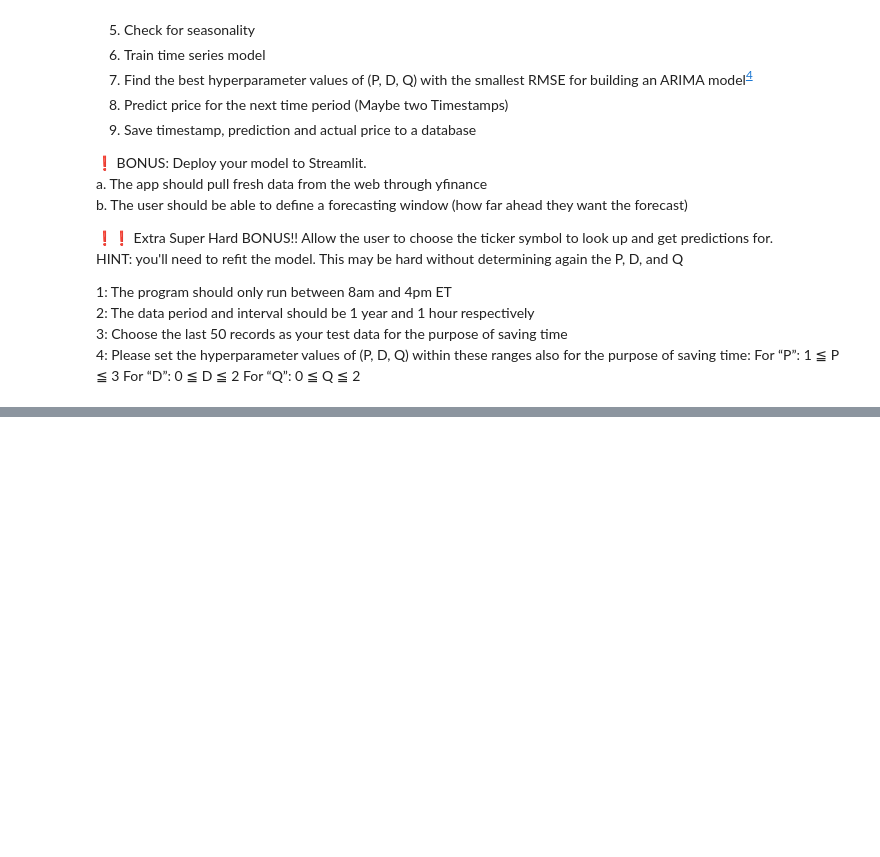
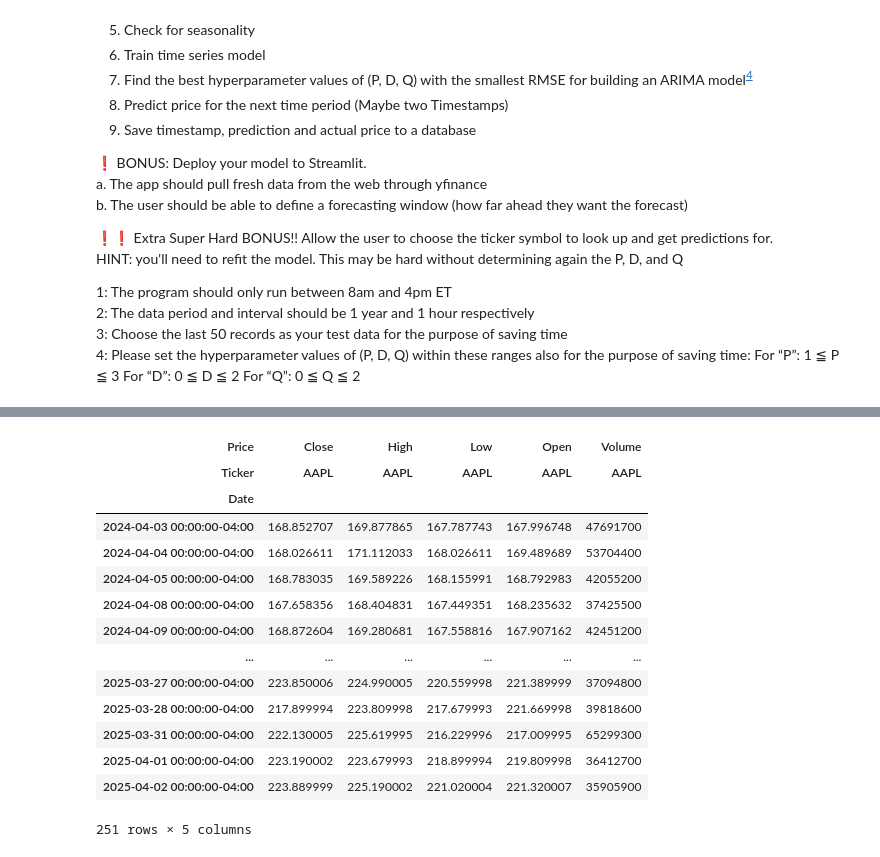
Before and after one commit to bkusuma/time-series-project, a Jupyter notebook: time-series-project.ipynb, the cells around one changed output, grey strips where cells are left out. Cells and saved outputs as stored; diff of their text form; code cells hidden in the pictures; blank space fills up the shorter version.

```diff
--- a/time-series-project.ipynb
+++ b/time-series-project.ipynb
@@ -138,25 +25,0 @@ def add_stl_plot(fig, res, legend):
-# %%
-# Install yahoo finance library (yfinance)
-# %conda install yfinance
-
-import yfinance as yf
-import os
-
-# Define the cache directory path
-cache_dir = os.path.expanduser("~/.yfinance_cache")
-
-# Create the directory if it doesn't exist
-if not os.path.exists(cache_dir):
-    os.makedirs(cache_dir)
-
-# Set the cache location
-yf.set_tz_cache_location(cache_dir)
-
-# # Now you can use yfinance functions
-# dat = yf.Ticker("MSFT")
-# dat.info
-# dat.calendar
-# dat.analyst_price_targets
-# dat.quarterly_income_stmt
-# dat.history(period='1mo')
-# dat.option_chain(dat.options[0]).calls
@@ -346,0 +278,18 @@ decomposition
+# %%
+data
+# %% [output]
+| Price | Close | High | Low | Open | Volume |
+| Ticker | AAPL | AAPL | AAPL | AAPL | AAPL |
+| Date |  |  |  |  |  |
+| 2024-04-03 00:00:00-04:00 | 168.852707 | 169.877865 | 167.787743 | 167.996748 | 47691700 |
+| 2024-04-04 00:00:00-04:00 | 168.026611 | 171.112033 | 168.026611 | 169.489689 | 53704400 |
+| 2024-04-05 00:00:00-04:00 | 168.783035 | 169.589226 | 168.155991 | 168.792983 | 42055200 |
+| 2024-04-08 00:00:00-04:00 | 167.658356 | 168.404831 | 167.449351 | 168.235632 | 37425500 |
+| 2024-04-09 00:00:00-04:00 | 168.872604 | 169.280681 | 167.558816 | 167.907162 | 42451200 |
+| ... | ... | ... | ... | ... | ... |
+| 2025-03-27 00:00:00-04:00 | 223.850006 | 224.990005 | 220.559998 | 221.389999 | 37094800 |
+| 2025-03-28 00:00:00-04:00 | 217.899994 | 223.809998 | 217.679993 | 221.669998 | 39818600 |
+| 2025-03-31 00:00:00-04:00 | 222.130005 | 225.619995 | 216.229996 | 217.009995 | 65299300 |
+| 2025-04-01 00:00:00-04:00 | 223.190002 | 223.679993 | 218.899994 | 219.809998 | 36412700 |
+| 2025-04-02 00:00:00-04:00 | 223.889999 | 225.190002 | 221.020004 | 221.320007 | 35905900 |
+251 rows × 5 columns
```
Also changed, not shown: parts of 37 cells of this notebook.
